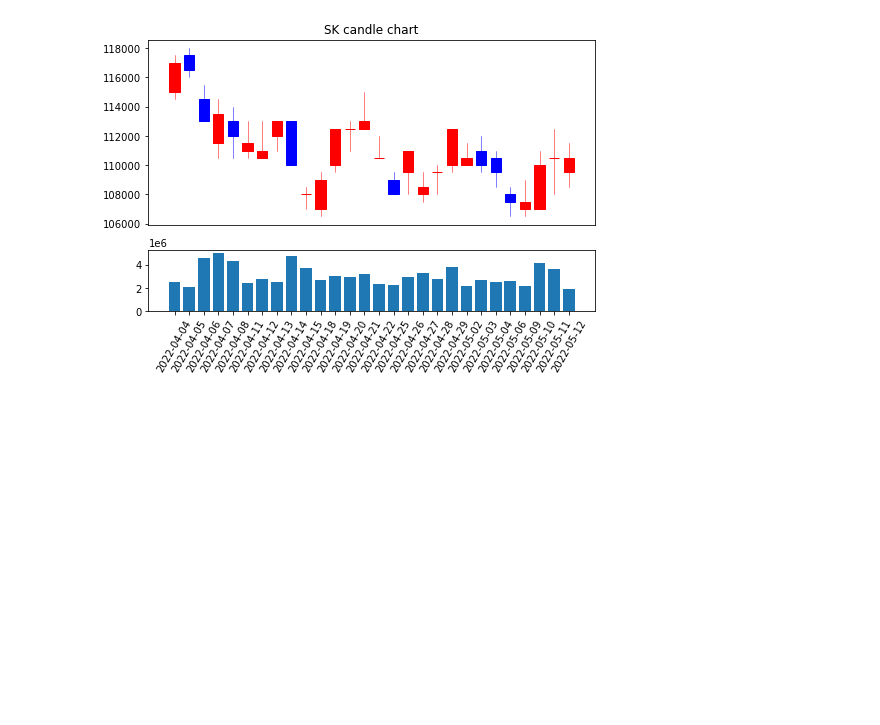
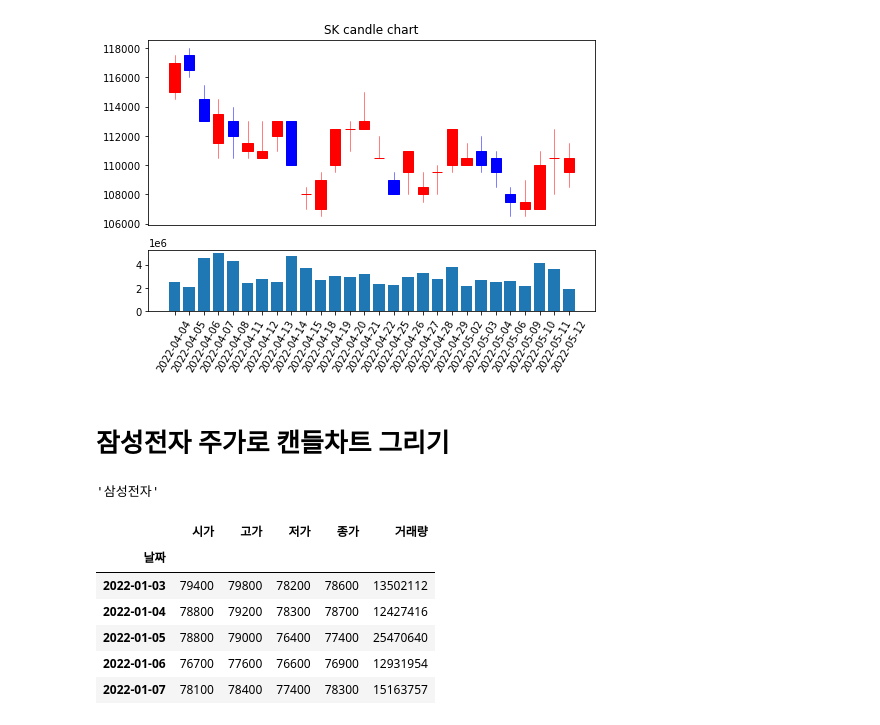
Before and after one commit to Parksaetbyeol/Jupyter_coding, a Jupyter notebook: STOCK/03. candle.ipynb, the cells around one changed output. Cells and saved outputs as stored; diff of their text form; code cells hidden in the pictures; blank space fills up the shorter version.

```diff
--- a/STOCK/03. candle.ipynb
+++ b/STOCK/03. candle.ipynb
@@ -112,3 +142,5 @@ ax1.set_title('SK candle chart')
 plt.show()
 # %% [output]
 [figure]
+# %% [markdown]
+# 잠성전자 주가로 캔들차트 그리기
@@ -114,0 +150,18 @@ plt.show()
+# %%
+# 삼성전자
+stock_name = stock.get_market_ticker_name("005930")
+stock_name
+# %% [output]
+'삼성전자'
+# %%
+# 삼성전자의 20220701~20221015 주가데이터
+samsung = stock.get_market_ohlcv_by_date(fromdate="20220101", todate="20220630", ticker="005930")
+samsung.head()
+# %% [output]
+|  | 시가 | 고가 | 저가 | 종가 | 거래량 |
+| 날짜 |  |  |  |  |  |
+| 2022-01-03 | 79400 | 79800 | 78200 | 78600 | 13502112 |
+| 2022-01-04 | 78800 | 79200 | 78300 | 78700 | 12427416 |
+| 2022-01-05 | 78800 | 79000 | 76400 | 77400 | 25470640 |
+| 2022-01-06 | 76700 | 77600 | 76600 | 76900 | 12931954 |
+| 2022-01-07 | 78100 | 78400 | 77400 | 78300 | 15163757 |
```
Also changed, not shown: parts of 8 cells of this notebook.
